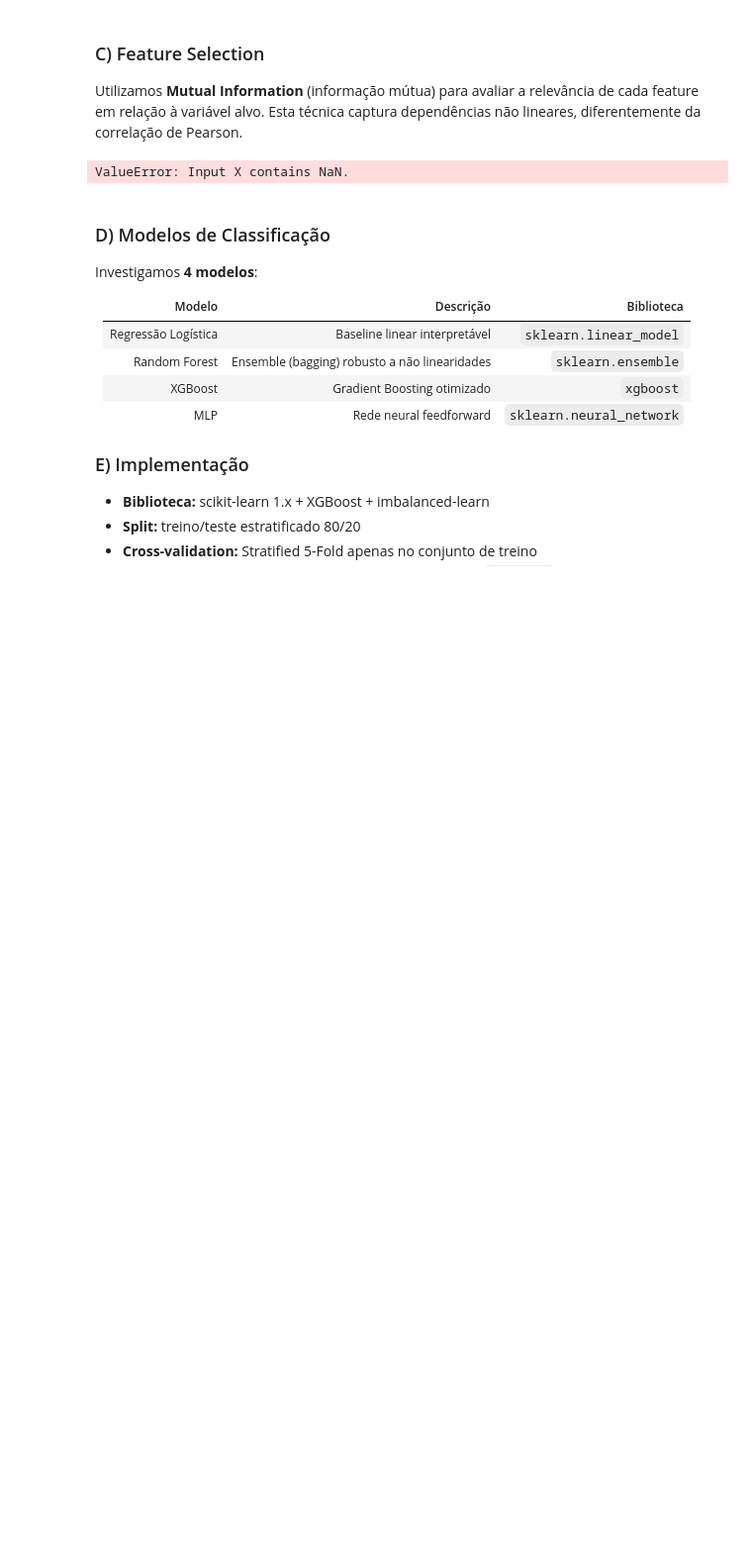
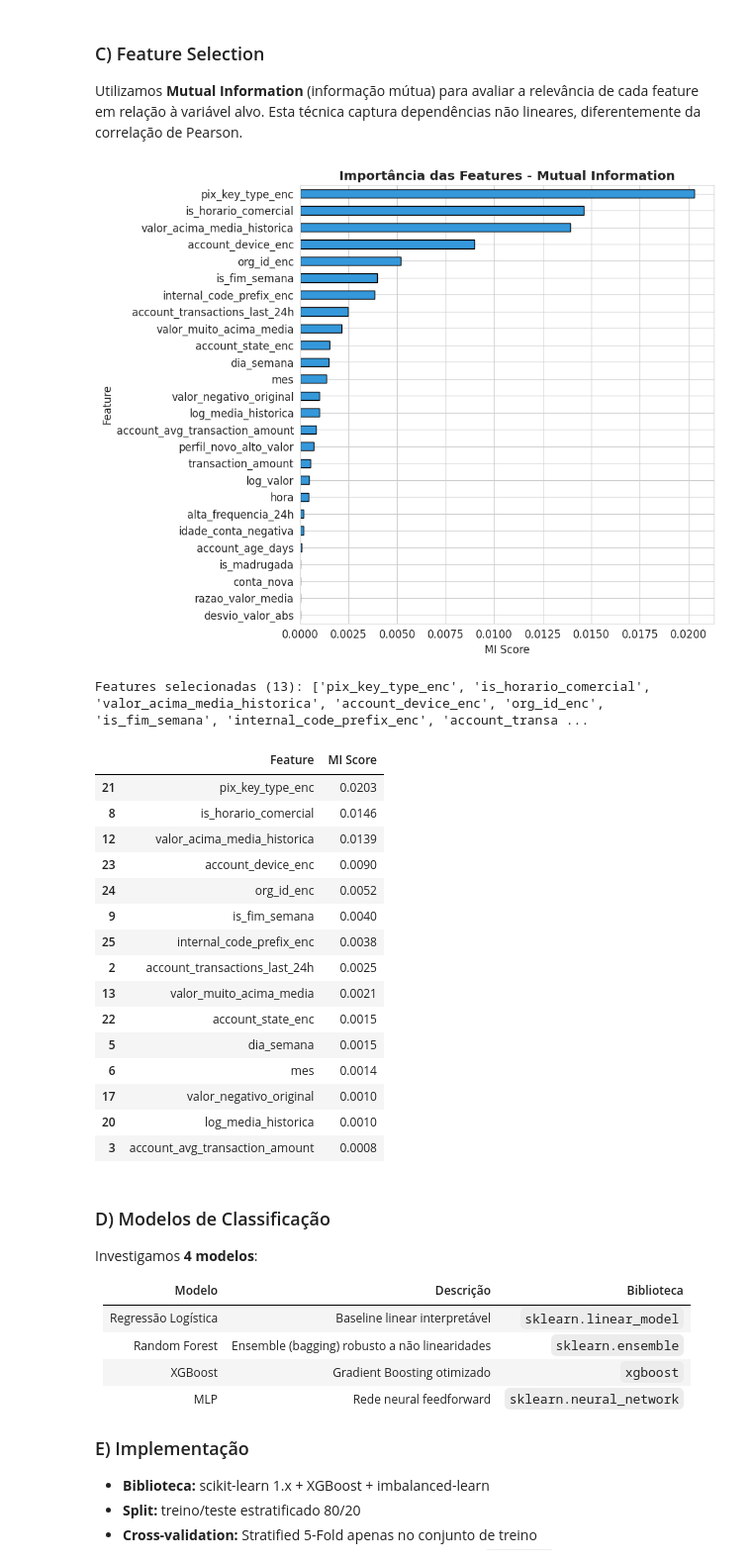
Before and after one commit to coqzieiro/ML-pix-fraud, a Jupyter notebook: projeto_deteccao_fraude_pix.ipynb, the cells around one changed output. Shown at 99% size. Drawn from its saved outputs; the diff is of its cells as text; code cells hidden in the pictures; blank space fills up the shorter version.

```diff
--- a/projeto_deteccao_fraude_pix.ipynb
+++ b/projeto_deteccao_fraude_pix.ipynb
@@ -504,35 +578,52 @@ feature_cols = [
     'valor_muito_acima_media', 'conta_nova', 'alta_frequencia_24h',
     'perfil_novo_alto_valor', 'valor_negativo_original', 'idade_conta_negativa',
     'log_valor', 'log_media_historica',
     'pix_key_type_enc', 'account_state_enc', 'account_device_enc',
     'org_id_enc', 'internal_code_prefix_enc'
 ]
 
 X = df[feature_cols].copy()
 y = df['is_fraud'].copy()
 
 mi_scores = mutual_info_classif(X, y, random_state=RANDOM_STATE, discrete_features='auto')
 mi_df = pd.DataFrame({'Feature': feature_cols, 'MI Score': mi_scores})
 mi_df_desc = mi_df.sort_values('MI Score', ascending=False)
 
 fig, ax = plt.subplots(figsize=(10, 8))
 mi_df_desc.sort_values('MI Score', ascending=True).plot(
     x='Feature', y='MI Score', kind='barh', ax=ax, color='#3498db', edgecolor='black', legend=False
 )
-ax.set_title('Importância das Features — Mutual Information', fontweight='bold')
+ax.set_title('Importância das Features - Mutual Information', fontweight='bold')
 ax.set_xlabel('MI Score')
 plt.tight_layout()
 plt.savefig('figures/feature_importance_mi.png', dpi=150, bbox_inches='tight')
 plt.show()
 
 selected_features = mi_df_desc.loc[mi_df_desc['MI Score'] > 0.001, 'Feature'].tolist()
 if len(selected_features) < 8:
     selected_features = mi_df_desc.head(12)['Feature'].tolist()
 
 print(f'\nFeatures selecionadas ({len(selected_features)}): {selected_features}')
 display(mi_df_desc.head(15).round(4))
 # %% [output]
+[figure, added]
-ValueError: Input X contains NaN.
+Features selecionadas (13): ['pix_key_type_enc', 'is_horario_comercial', 'valor_acima_media_historica', 'account_device_enc', 'org_id_enc', 'is_fim_semana', 'internal_code_prefix_enc', 'account_transa ...
+|  | Feature | MI Score |
+| 21 | pix_key_type_enc | 0.0203 |
+| 8 | is_horario_comercial | 0.0146 |
+| 12 | valor_acima_media_historica | 0.0139 |
+| 23 | account_device_enc | 0.0090 |
+| 24 | org_id_enc | 0.0052 |
+| 9 | is_fim_semana | 0.0040 |
+| 25 | internal_code_prefix_enc | 0.0038 |
+| 2 | account_transactions_last_24h | 0.0025 |
+| 13 | valor_muito_acima_media | 0.0021 |
+| 22 | account_state_enc | 0.0015 |
+| 5 | dia_semana | 0.0015 |
+| 6 | mes | 0.0014 |
+| 17 | valor_negativo_original | 0.0010 |
+| 20 | log_media_historica | 0.0010 |
+| 3 | account_avg_transaction_amount | 0.0008 |
 # %% [markdown]
 ### D) Modelos de Classificação
 
```
Also changed, not shown: parts of 20 cells of this notebook, 7 other files.
